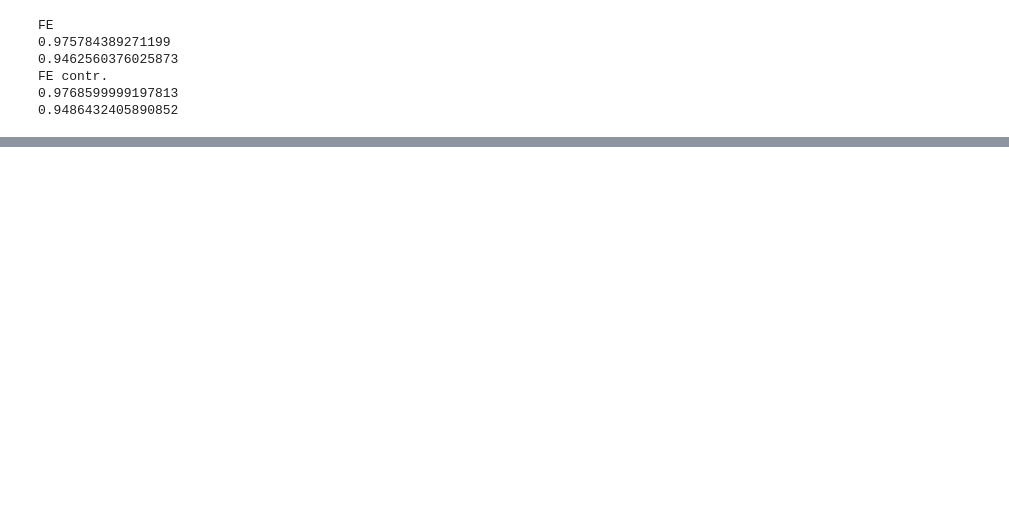
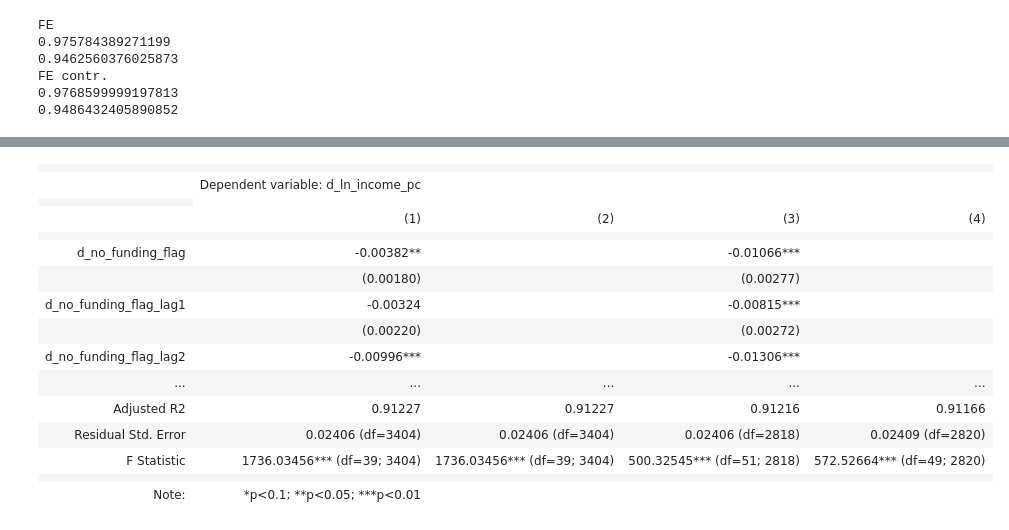
Before and after one commit to marton-nagy-marton/Data-Analysis-4, a Jupyter notebook: Term_project/MartonNagy_DA4_TermProject.ipynb, the cells around one changed output, grey strips where cells are left out. Cells and saved outputs as stored; diff of their text form; code cells hidden in the pictures; blank space fills up the shorter version.

```diff
--- a/Term_project/MartonNagy_DA4_TermProject.ipynb
+++ b/Term_project/MartonNagy_DA4_TermProject.ipynb
@@ -1095,0 +1282,53 @@ FE contr.
+# %%
+m = smf.wls(formula_constructor('ln_income_pc', ['no_funding_flag', 'multi_muni_funding_flag'] + confounders + confounder_flags,
+                                diffs = True, lags = 3, time_effects = True), df_large, weights = df_large['pop'])
+dl_m3_c = m.fit(
+    cov_type="cluster",
+    cov_kwds={"groups": df_large.loc[m.data.row_labels, "f_muni"]},
+)
+
+m = smf.wls(formula_constructor('ln_income_pc', ['no_funding_flag', 'multi_muni_funding_flag'] + confounders + confounder_flags,
+                                diffs = True, lags = 3, cumul = True, time_effects = True), df_large, weights = df_large['pop'])
+dl_m3_c_cumul = m.fit(
+    cov_type="cluster",
+    cov_kwds={"groups": df_large.loc[m.data.row_labels, "f_muni"]},
+)
+
+m = smf.wls(formula_constructor('ln_income_pc', ['no_funding_flag', 'multi_muni_funding_flag'] + confounders + confounder_flags,
+                                diffs = True, lags = 3, leads = 2, time_effects = True), df_large, weights = df_large['pop'])
+dl_m4_c = m.fit(
+    cov_type="cluster",
+    cov_kwds={"groups": df_large.loc[m.data.row_labels, "f_muni"]},
+)
+
+m = smf.wls(formula_constructor('ln_income_pc', ['no_funding_flag', 'multi_muni_funding_flag'] + confounders + confounder_flags,
+                                diffs = True, lags = 3, leads = 2, cumul = True, time_effects = True), df_large, weights = df_large['pop'])
+dl_m4_c_cumul = m.fit(
+    cov_type="cluster",
+    cov_kwds={"groups": df_large.loc[m.data.row_labels, "f_muni"]},
+)
+# %%
+dl_sg = Stargazer([dl_m3_c, dl_m3_c_cumul, dl_m4_c, dl_m4_c_cumul])
+dl_sg.covariate_order(['d_no_funding_flag', 'd_no_funding_flag_lag1',
+                   'd_no_funding_flag_lag2', 'd_no_funding_flag_lag3', 'd_no_funding_flag_lead1', 'd_no_funding_flag_lead2',
+                   'd_multi_muni_funding_flag', 'd_multi_muni_funding_flag_lag1', 'd_multi_muni_funding_flag_lag2',
+                   'd_multi_muni_funding_flag_lag3', 'd_multi_muni_funding_flag_lead1', 'd_multi_muni_funding_flag_lead2'])
+dl_sg.significant_digits(5)
+dl_sg
+# %% [output]
+|  |  |  |  |  |
+|  | Dependent variable: d_ln_income_pc |  |  |  |
+|  |
+|  | (1) | (2) | (3) | (4) |
+|  |  |  |  |  |
+| d_no_funding_flag | -0.00382** |  | -0.01066*** |  |
+|  | (0.00180) |  | (0.00277) |  |
+| d_no_funding_flag_lag1 | -0.00324 |  | -0.00815*** |  |
+|  | (0.00220) |  | (0.00272) |  |
+| d_no_funding_flag_lag2 | -0.00996*** |  | -0.01306*** |  |
+| ... | ... | ... | ... | ... |
+| Adjusted R2 | 0.91227 | 0.91227 | 0.91216 | 0.91166 |
+| Residual Std. Error | 0.02406 (df=3404) | 0.02406 (df=3404) | 0.02406 (df=2818) | 0.02409 (df=2820) |
+| F Statistic | 1736.03456*** (df=39; 3404) | 1736.03456*** (df=39; 3404) | 500.32545*** (df=51; 2818) | 572.52664*** (df=49; 2820) |
+|  |  |  |  |  |
+| Note: | *p<0.1; **p<0.05; ***p<0.01 |  |  |  |
```
Also changed, not shown: parts of 12 cells of this notebook.
